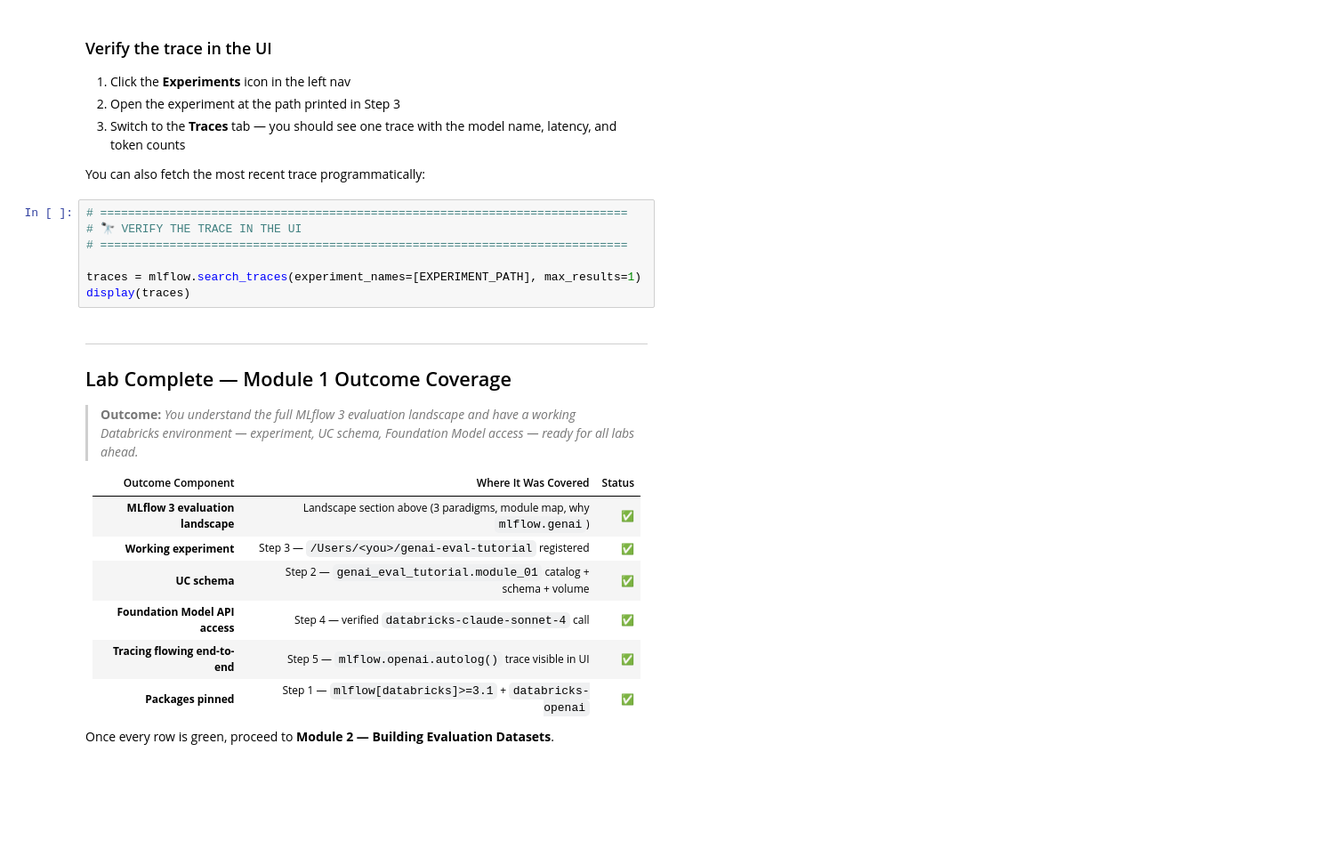
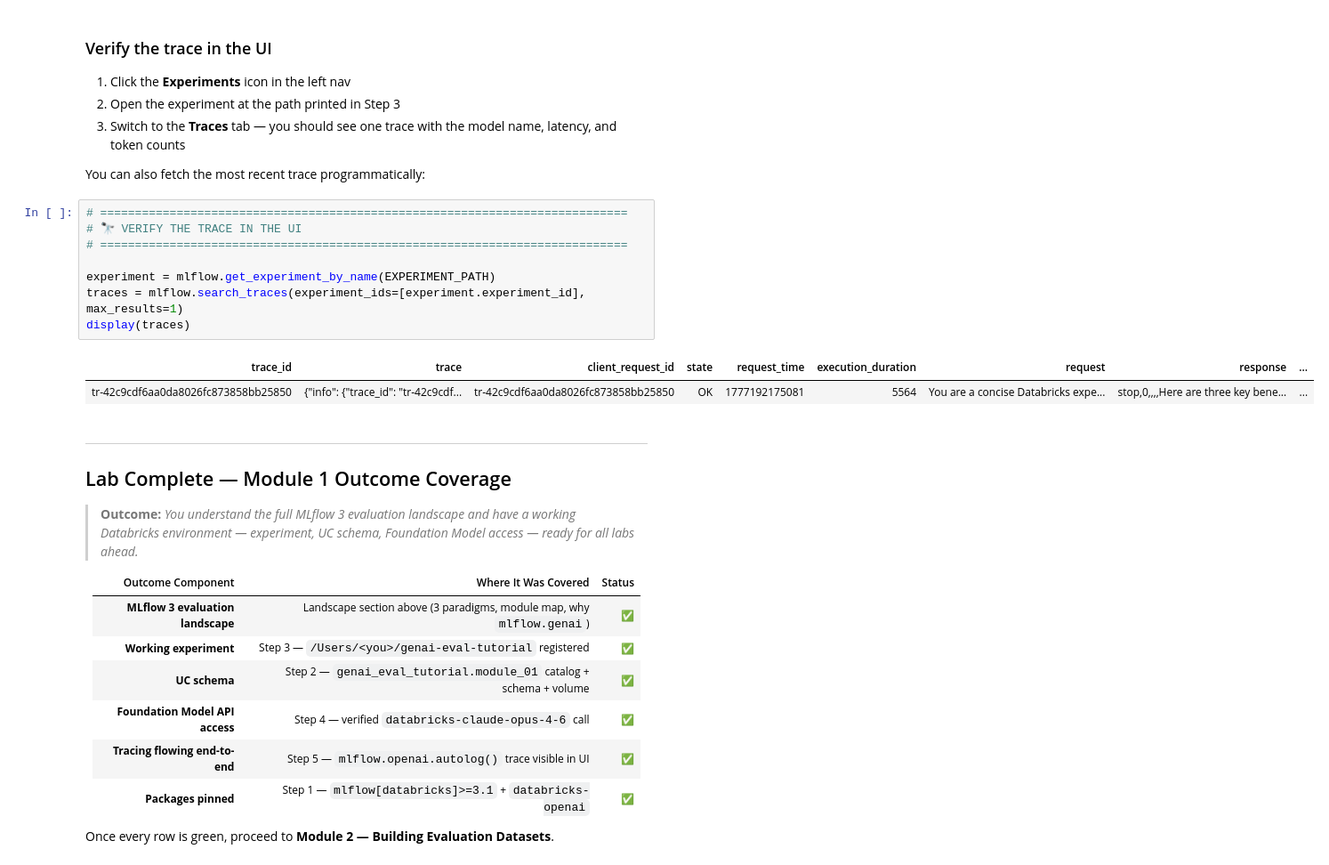
Before and after one commit to Sourav692/MLFlow_Evaluation_GenAI_Demystified, a Jupyter notebook: Module_01/1.3_Lab_Databricks_Workspace_Setup.ipynb, the cells around one changed output. Shown at 89% size. Saved outputs shown, nothing was run; the diff lists cells and outputs as text; blank space fills up the shorter version.

```diff
--- a/Module_01/1.3_Lab_Databricks_Workspace_Setup.ipynb
+++ b/Module_01/1.3_Lab_Databricks_Workspace_Setup.ipynb
@@ -182,10 +205,14 @@ You can also fetch the most recent trace programmatically:
 # %%
 # ============================================================================
 # 🔭 VERIFY THE TRACE IN THE UI
 # ============================================================================
 
-traces = mlflow.search_traces(experiment_names=[EXPERIMENT_PATH], max_results=1)
+experiment = mlflow.get_experiment_by_name(EXPERIMENT_PATH)
+traces = mlflow.search_traces(experiment_ids=[experiment.experiment_id], max_results=1)
 display(traces)
+# %% [output]
+| trace_id | trace | client_request_id | state | request_time | execution_duration | request | response | ... |
+| tr-42c9cdf6aa0da8026fc873858bb25850 | {"info": {"trace_id": "tr-42c9cdf... | tr-42c9cdf6aa0da8026fc873858bb25850 | OK | 1777192175081 | 5564 | You are a concise Databricks expe... | stop,0,,,,Here are three key bene... | ... |
 # %% [markdown]
 ---
 ## Lab Complete — Module 1 Outcome Coverage
@@ -197,7 +224,7 @@ display(traces)
 | **MLflow 3 evaluation landscape** | Landscape section above (3 paradigms, module map, why `mlflow.genai`) | ✅ |
 | **Working experiment** | Step 3 — `/Users/<you>/genai-eval-tutorial` registered | ✅ |
 | **UC schema** | Step 2 — `genai_eval_tutorial.module_01` catalog + schema + volume | ✅ |
-| **Foundation Model API access** | Step 4 — verified `databricks-claude-sonnet-4` call | ✅ |
+| **Foundation Model API access** | Step 4 — verified `databricks-claude-opus-4-6` call | ✅ |
 | **Tracing flowing end-to-end** | Step 5 — `mlflow.openai.autolog()` trace visible in UI | ✅ |
 | **Packages pinned** | Step 1 — `mlflow[databricks]>=3.1` + `databricks-openai` | ✅ |
 
```
Also changed, not shown: parts of 9 cells of this notebook, 37 other files.
